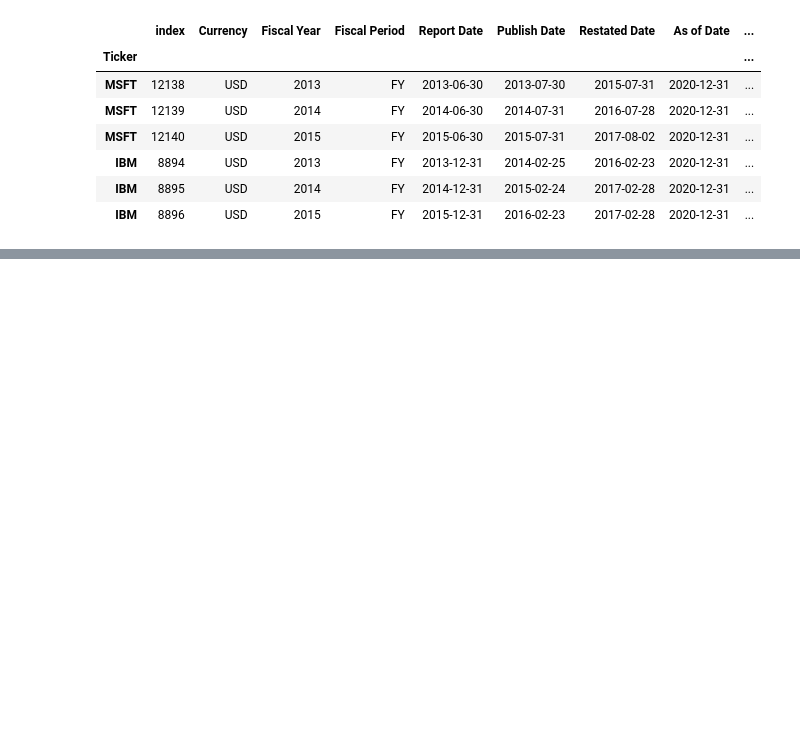
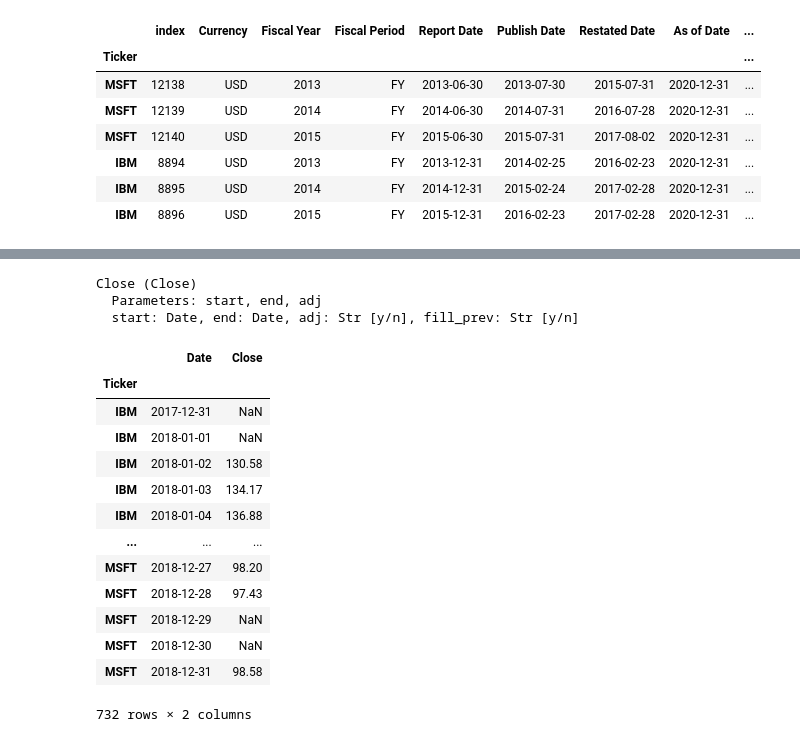
Before and after one commit to bbk-pij-2012-29/Financial-Data-API, a Jupyter notebook: api_example.ipynb, the cells around one changed output, grey strips where cells are left out. Saved outputs shown, nothing was run; the diff lists cells and outputs as text; code cells hidden in the pictures; blank space fills up the shorter version.

```diff
--- a/api_example.ipynb
+++ b/api_example.ipynb
@@ -267,0 +334,27 @@ api.list_fields_by_category(['market_data'])
+# %%
+api.display_field_info('Close')
+# %% [output]
+Close (Close)
+  Parameters: start, end, adj
+  start: Date, end: Date, adj: Str [y/n], fill_prev: Str [y/n]
+# %%
+start = date(2017, 12, 31)
+end = date(2018, 12, 31)
+
+df = api.get_data(['IBM', 'MSFT'], 'Close', start=start, end=end, adj='y', fill_prev='n')
+df
+# %% [output]
+|  | Date | Close |
+| Ticker |  |  |
+| IBM | 2017-12-31 | NaN |
+| IBM | 2018-01-01 | NaN |
+| IBM | 2018-01-02 | 130.58 |
+| IBM | 2018-01-03 | 134.17 |
+| IBM | 2018-01-04 | 136.88 |
+| ... | ... | ... |
+| MSFT | 2018-12-27 | 98.20 |
+| MSFT | 2018-12-28 | 97.43 |
+| MSFT | 2018-12-29 | NaN |
+| MSFT | 2018-12-30 | NaN |
+| MSFT | 2018-12-31 | 98.58 |
+732 rows × 2 columns
```
Also changed, not shown: parts of 14 cells of this notebook, 1 other file.
